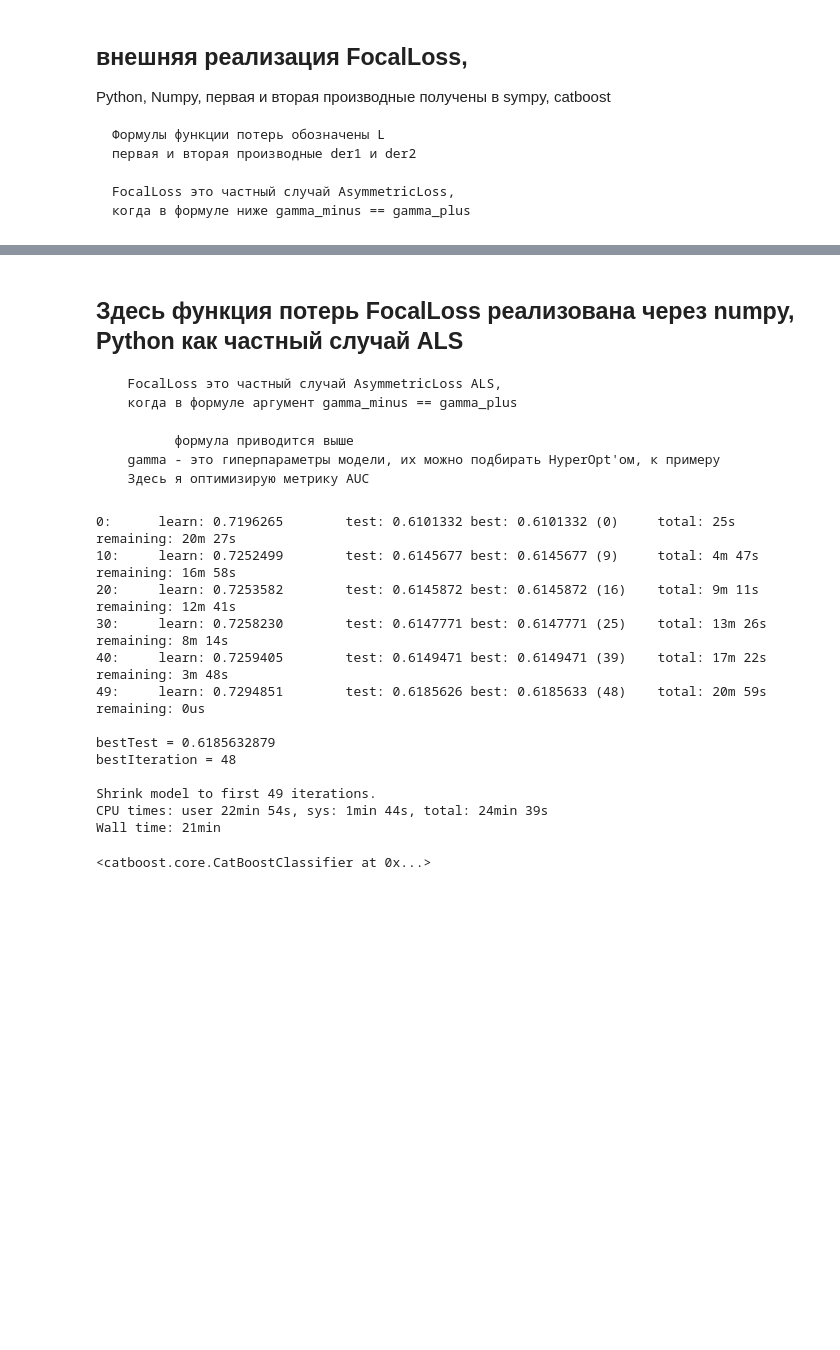
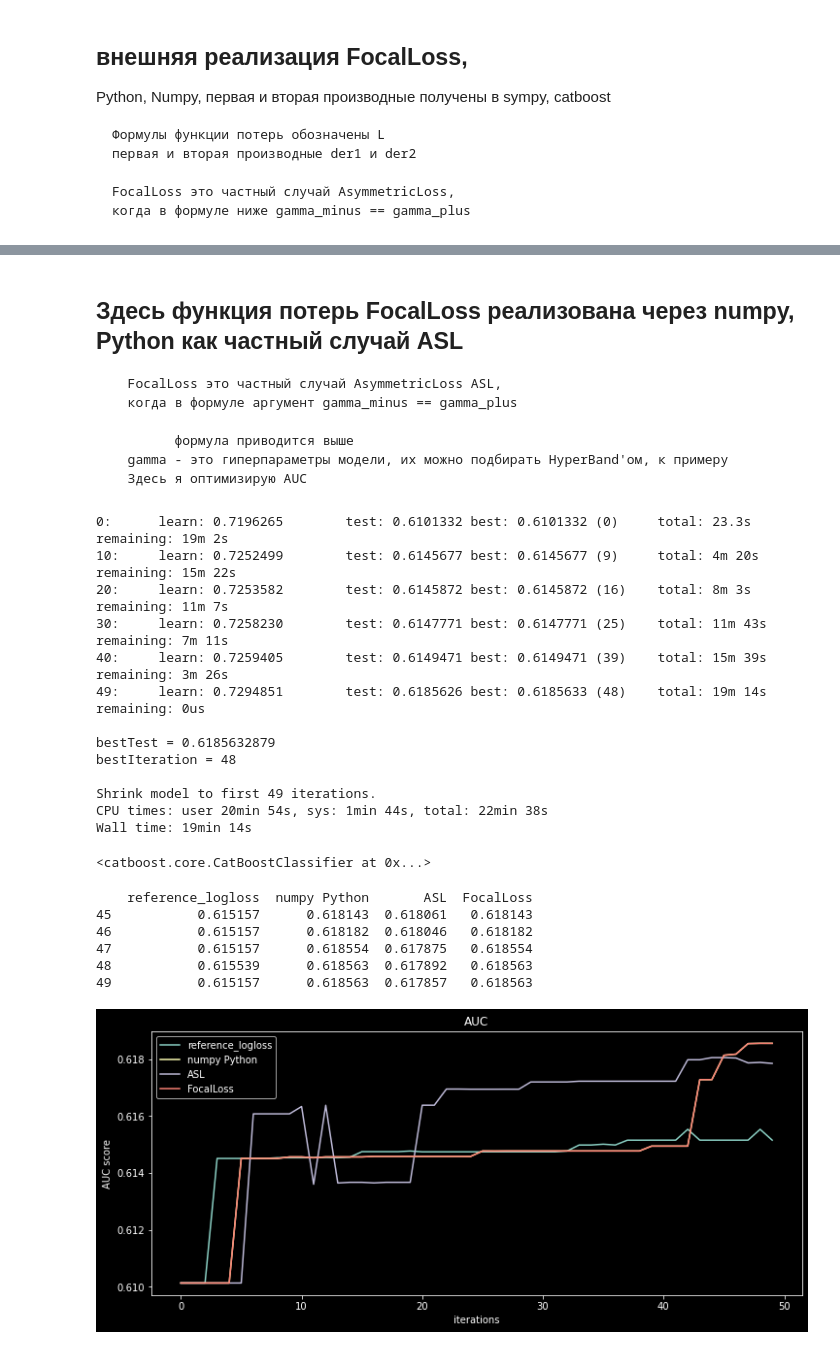
Before and after one commit to SergeyBridge/otus_sber_final, a Jupyter notebook: model.ipynb, the cells around one changed output, grey strips where cells are left out. Drawn from its saved outputs; the diff is of its cells as text; code cells hidden in the pictures; blank space fills up the shorter version.

```diff
--- a/model.ipynb
+++ b/model.ipynb
@@ -271,15 +266,15 @@ $\displaystyle ALS_{der1} = p \left(- g_{minus} p p^{g_{minus}} y e^{x} \log{\le
 %%time
 params = config.params
 params.update({
-    'loss_function': AsymmetricLossObjective(der1=ALS_der1_simplified,
-                                             der2=ALS_der2_simplified,
+    'loss_function': AsymmetricLossObjective(der1=ASL_der1_simplified,
+                                             der2=ASL_der2_simplified,
                                              gamma_minus=0.2,
                                              gamma_plus=0.6),
     'iterations': iterations,
     'verbose': iterations // 5,
 })
-clf_logloss_custom_loop = CatBoostClassifier(**params)
-clf_logloss_custom_loop.fit(X=train_pool,
+clf_custom_asl = CatBoostClassifier(**params)
+clf_custom_asl.fit(X=train_pool,
         eval_set=val_pool,
         use_best_model=True)
 # %% [output]
@@ -299,40 +294,73 @@ Wall time: 22min 57s
 <catboost.core.CatBoostClassifier at 0x...>
 # %% [markdown]
-## Здесь функция потерь FocalLoss реализована через numpy, Python как частный случай ALS
+## Здесь функция потерь FocalLoss реализована через numpy, Python как частный случай ASL
 
-      FocalLoss это частный случай AsymmetricLoss ALS,
+      FocalLoss это частный случай AsymmetricLoss ASL,
       когда в формуле аргумент gamma_minus == gamma_plus
 
             формула приводится выше
-      gamma - это гиперпараметры модели, их можно подбирать HyperOpt'ом, к примеру
-      Здесь я оптимизирую метрику AUC
+      gamma - это гиперпараметры модели, их можно подбирать HyperBand'ом, к примеру
+      Здесь я оптимизирую AUC
 # %%
 %%time
 params = config.params
 params.update({
-    'loss_function': AsymmetricLossObjective(der1=ALS_der1_simplified,
-                                             der2=ALS_der2_simplified,
+    'loss_function': AsymmetricLossObjective(der1=ASL_der1_simplified,
+                                             der2=ASL_der2_simplified,
                                              gamma_minus=0.5,
                                              gamma_plus=0.5),
     'iterations': iterations,
     'verbose': iterations // 5,
 })
-clf_logloss_custom_loop = CatBoostClassifier(**params)
-clf_logloss_custom_loop.fit(X=train_pool,
+clf_custom_focalloss = CatBoostClassifier(**params)
+clf_custom_focalloss.fit(X=train_pool,
         eval_set=val_pool,
         use_best_model=True)
 # %% [output]
-0:      learn: 0.7196265        test: 0.6101332 best: 0.6101332 (0)     total: 25s      remaining: 20m 27s
-10:     learn: 0.7252499        test: 0.6145677 best: 0.6145677 (9)     total: 4m 47s   remaining: 16m 58s
-20:     learn: 0.7253582        test: 0.6145872 best: 0.6145872 (16)    total: 9m 11s   remaining: 12m 41s
-30:     learn: 0.7258230        test: 0.6147771 best: 0.6147771 (25)    total: 13m 26s  remaining: 8m 14s
-40:     learn: 0.7259405        test: 0.6149471 best: 0.6149471 (39)    total: 17m 22s  remaining: 3m 48s
-49:     learn: 0.7294851        test: 0.6185626 best: 0.6185633 (48)    total: 20m 59s  remaining: 0us
+0:      learn: 0.7196265        test: 0.6101332 best: 0.6101332 (0)     total: 23.3s    remaining: 19m 2s
+10:     learn: 0.7252499        test: 0.6145677 best: 0.6145677 (9)     total: 4m 20s   remaining: 15m 22s
+20:     learn: 0.7253582        test: 0.6145872 best: 0.6145872 (16)    total: 8m 3s    remaining: 11m 7s
+30:     learn: 0.7258230        test: 0.6147771 best: 0.6147771 (25)    total: 11m 43s  remaining: 7m 11s
+40:     learn: 0.7259405        test: 0.6149471 best: 0.6149471 (39)    total: 15m 39s  remaining: 3m 26s
+49:     learn: 0.7294851        test: 0.6185626 best: 0.6185633 (48)    total: 19m 14s  remaining: 0us
 
 bestTest = 0.6185632879
 bestIteration = 48
 
 Shrink model to first 49 iterations.
-CPU times: user 22min 54s, sys: 1min 44s, total: 24min 39s
-Wall time: 21min
+CPU times: user 20min 54s, sys: 1min 44s, total: 22min 38s
+Wall time: 19min 14s
 <catboost.core.CatBoostClassifier at 0x...>
+# %%
+results = {
+    'reference_logloss': clf_ref_logloss.get_evals_result()['validation'],
+    'numpy Python': clf_custom_logloss_np.get_evals_result()['validation'],
+    'ASL': clf_custom_asl.get_evals_result()['validation'],
+    'FocalLoss': clf_custom_focalloss.get_evals_result()['validation'],
+}
+# %%
+def plot_result_metric(metric):
+    fig = plt.figure()
+    plt.title(label=metric)
+    ax = fig.add_subplot(1, 1, 1)
+    evals_df = pd.DataFrame()
+
+    for label, evals in results.items():
+        evals_df[label] = evals[metric]
+        ax.plot(evals[metric], label=label)
+    print(evals_df.tail())
+
+    plt.xlabel('iterations')
+    plt.ylabel(f'{metric} score')
+    plt.legend()
+    plt.show();
+# %%
+plot_result_metric("AUC")
+# %% [output]
+    reference_logloss  numpy Python       ASL  FocalLoss
+45           0.615157      0.618143  0.618061   0.618143
+46           0.615157      0.618182  0.618046   0.618182
+47           0.615157      0.618554  0.617875   0.618554
+48           0.615539      0.618563  0.617892   0.618563
+49           0.615157      0.618563  0.617857   0.618563
+[figure, added]
```
Also changed, not shown: parts of 14 cells of this notebook, 2 other files.
